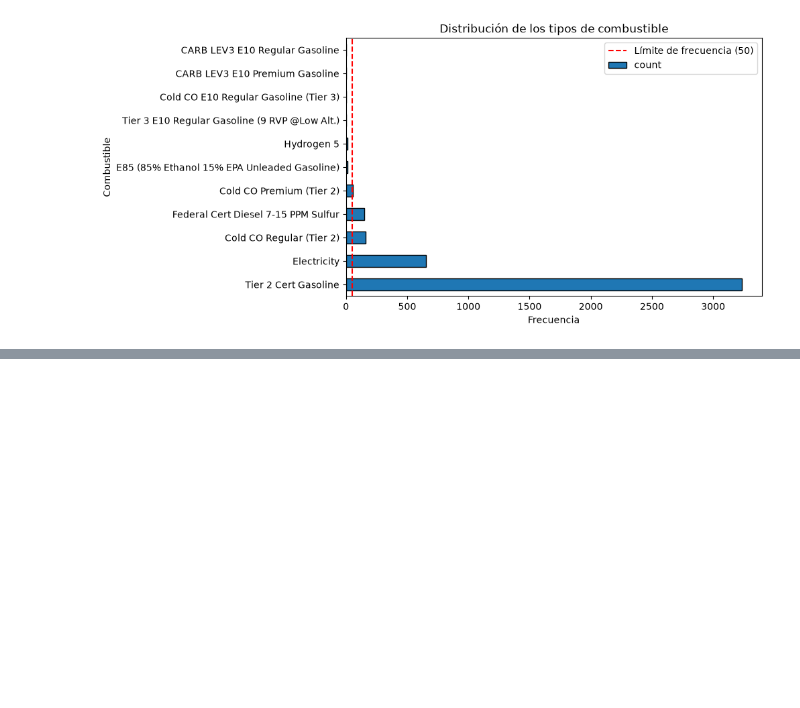
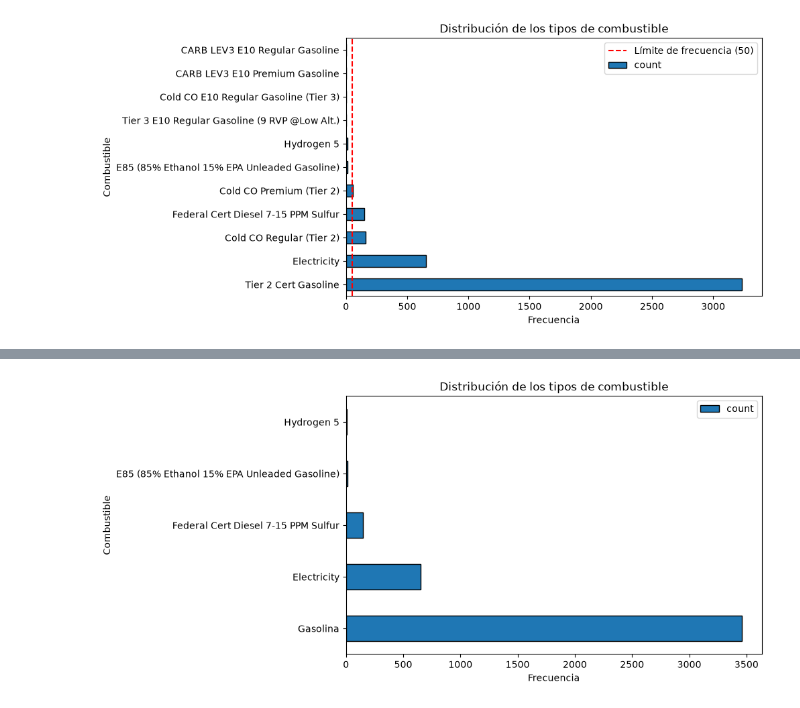
Before and after one commit to abiordorica13/TPEFUNDAMENTOS, a Jupyter notebook: Untitled-1.ipynb, the cells around one changed output, grey strips where cells are left out. Saved outputs shown, nothing was run; the diff lists cells and outputs as text; code cells hidden in the pictures; blank space fills up the shorter version.

```diff
--- a/Untitled-1.ipynb
+++ b/Untitled-1.ipynb
@@ -521,0 +560,20 @@ plt.show()
+# %%
+# Agrupar los tipos de combustible de tipo Gasolina en una sola categoría Gasolina
+
+mapa_combustibles = {
+    "Tier 2 Cert Gasoline": "Gasolina",
+    "Cold CO Regular (Tier 2)": "Gasolina",
+    "Cold CO Premium (Tier 2)": "Gasolina",
+    "Tier 3 E10 Regular Gasoline (9 RVP @Low Alt.)": "Gasolina",
+    "Cold CO E10 Regular Gasoline (Tier 3)": "Gasolina",
+    "CARB LEV3 E10 Premium Gasoline": "Gasolina",
+    "CARB LEV3 E10 Regular Gasoline": "Gasolina"
+}
+
+df_limpio["Tipo Combustible Agrupado"] = (                                              #creamos una columna nueva, no modificamos las que ya existen
+    df_limpio[col_tipoCombustible].replace(mapa_combustibles)
+)
+
+display(
+    df_limpio["Tipo Combustible Agrupado"].value_counts()
+)
@@ -521,0 +588,13 @@ plt.show()
+# %%
+plt.figure(figsize=(8,5))
+
+df_limpio["Tipo Combustible Agrupado"].value_counts().plot(kind="barh", edgecolor="black")
+
+plt.xlabel("Frecuencia")
+plt.ylabel("Combustible")
+plt.title("Distribución de los tipos de combustible")
+plt.legend()
+
+plt.show()
+# %% [output]
+[figure, added]
```
Also changed, not shown: parts of 8 cells of this notebook.
